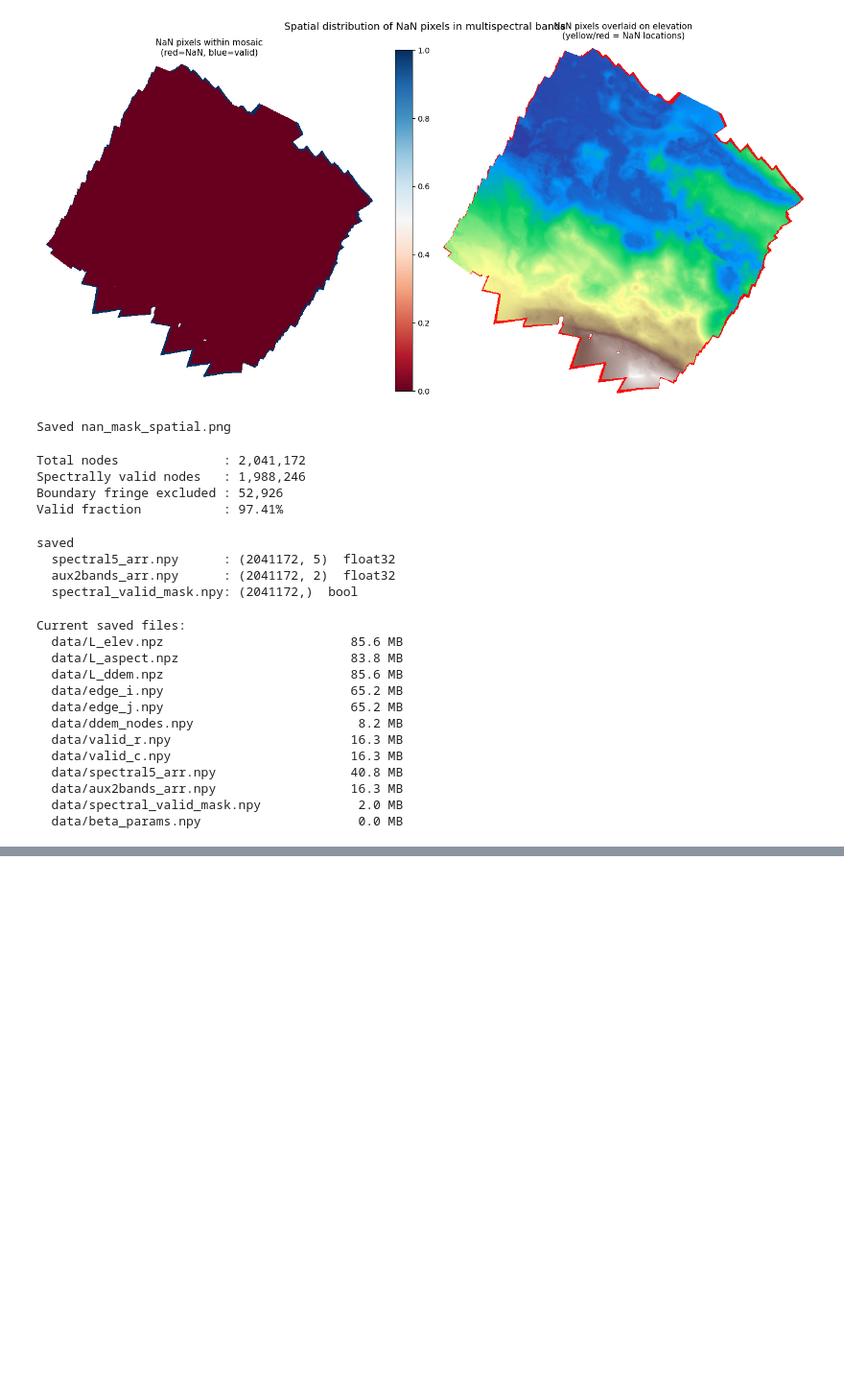
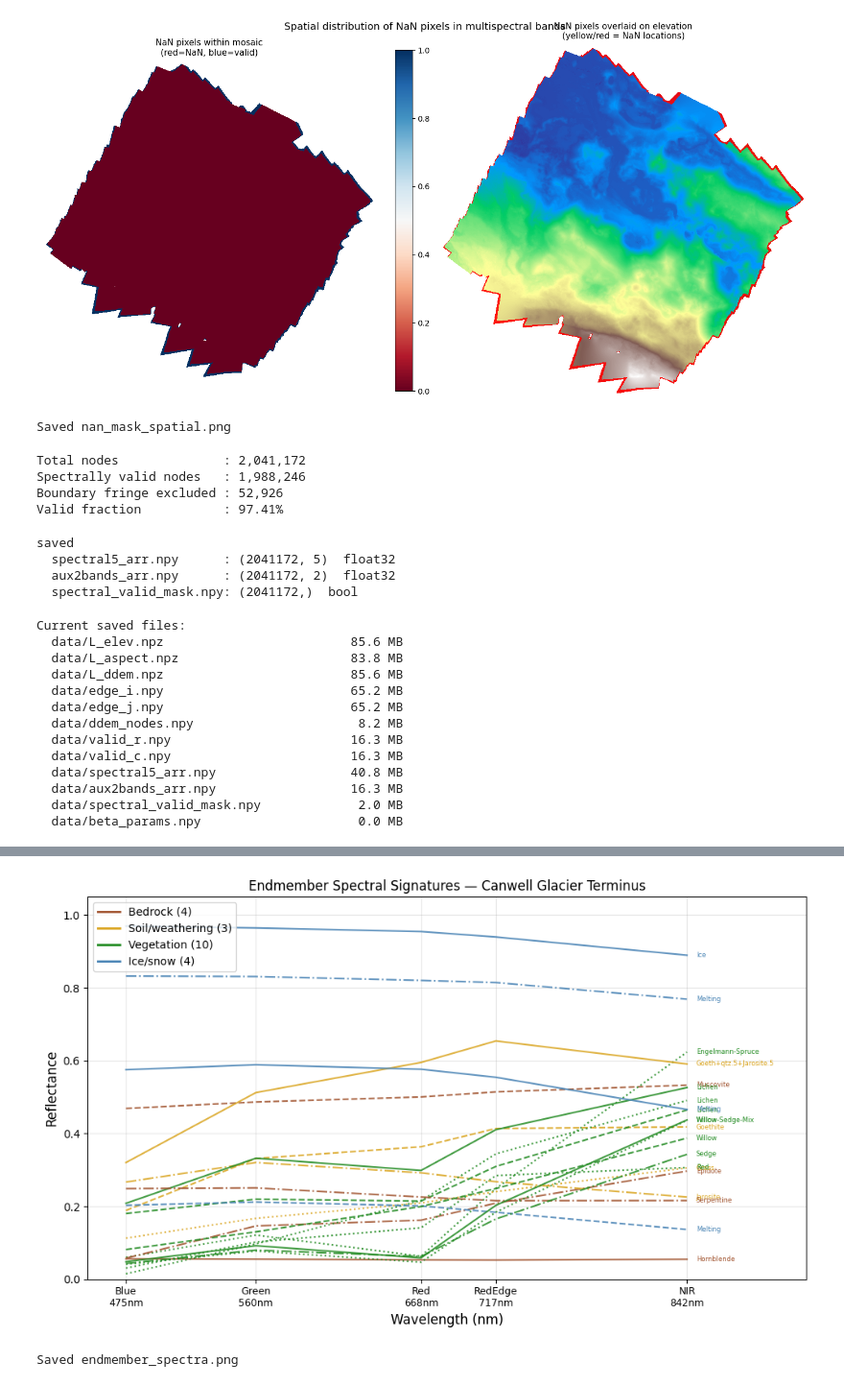
Before and after one commit to waltersn-maine/gdnn, a Jupyter notebook: Graftn/NewGraFTN.ipynb, the cells around one changed output, grey strips where cells are left out. Shown at 96% size. Saved outputs shown, nothing was run; the diff lists cells and outputs as text; code cells hidden in the pictures; blank space fills up the shorter version.

```diff
--- a/Graftn/NewGraFTN.ipynb
+++ b/Graftn/NewGraFTN.ipynb
@@ -1122,0 +1163,70 @@ Current saved files:
+# %%
+### visualize endmember spectra ###
+
+band_cols   = ['Blue_475', 'Green_560', 'Red_668', 'RedEdge_717', 'NIR_842']
+band_names  = ['Blue\n475nm', 'Green\n560nm', 'Red\n668nm', 'RedEdge\n717nm', 'NIR\n842nm']
+wavelengths = [475, 560, 668, 717, 842]
+
+E = em_df[band_cols].values.astype(np.float32)
+
+# Group colors by category
+category_colors = {
+    'bedrock'    : 'sienna',
+    'soil'       : 'goldenrod',
+    'vegetation' : 'forestgreen',
+    'snow_ice'   : 'steelblue',
+}
+
+def get_category(material):
+    m = material.lower()
+    if any(x in m for x in ['hornblende', 'muscovite', 'epidote', 'serpentine']):
+        return 'bedrock'
+    if any(x in m for x in ['goeth', 'jarosite', 'grass']):
+        return 'soil'
+    if any(x in m for x in ['spruce', 'willow', 'sedge', 'lichen', 'red', 'algea']):
+        return 'vegetation'
+    if any(x in m for x in ['melting', 'ice', 'slush', 'snow']):
+        return 'snow_ice'
+    return 'soil'
+
+fig, ax = plt.subplots(figsize=(10, 6))
+
+for i, row in em_df.iterrows():
+    cat   = get_category(row['material'])
+    color = category_colors[cat]
+    label = row['material']
+    # Distinguish duplicates by linestyle
+    ls = ['-', '--', ':', '-.'][i % 4]
+    ax.plot(wavelengths, E[i], color=color, linestyle=ls,
+            linewidth=1.5, alpha=0.85, label=label)
+    # Label at NIR end
+    ax.annotate(label, xy=(842, E[i, 4]),
+                xytext=(848, E[i, 4]),
+                fontsize=6, color=color, va='center')
+
+ax.set_xlabel('Wavelength (nm)', fontsize=12)
+ax.set_ylabel('Reflectance', fontsize=12)
+ax.set_title('Endmember Spectral Signatures — Canwell Glacier Terminus', fontsize=12)
+ax.set_xticks(wavelengths)
+ax.set_xticklabels(band_names, fontsize=9)
+ax.set_xlim(450, 920)
+ax.set_ylim(0, 1.05)
+ax.grid(alpha=0.3)
+
+# Legend by category only
+from matplotlib.lines import Line2D
+legend_elements = [
+    Line2D([0], [0], color='sienna',      lw=2, label='Bedrock (4)'),
+    Line2D([0], [0], color='goldenrod',   lw=2, label='Soil/weathering (3)'),
+    Line2D([0], [0], color='forestgreen', lw=2, label='Vegetation (10)'),
+    Line2D([0], [0], color='steelblue',   lw=2, label='Ice/snow (4)'),
+]
+ax.legend(handles=legend_elements, loc='upper left', fontsize=10)
+
+plt.tight_layout()
+plt.savefig('endmember_spectra.png', dpi=130, bbox_inches='tight')
+plt.show()
+print('Saved endmember_spectra.png')
+# %% [output]
+[figure, added]
+Saved endmember_spectra.png
```
Also changed, not shown: parts of 20 cells of this notebook, 4 other files.
